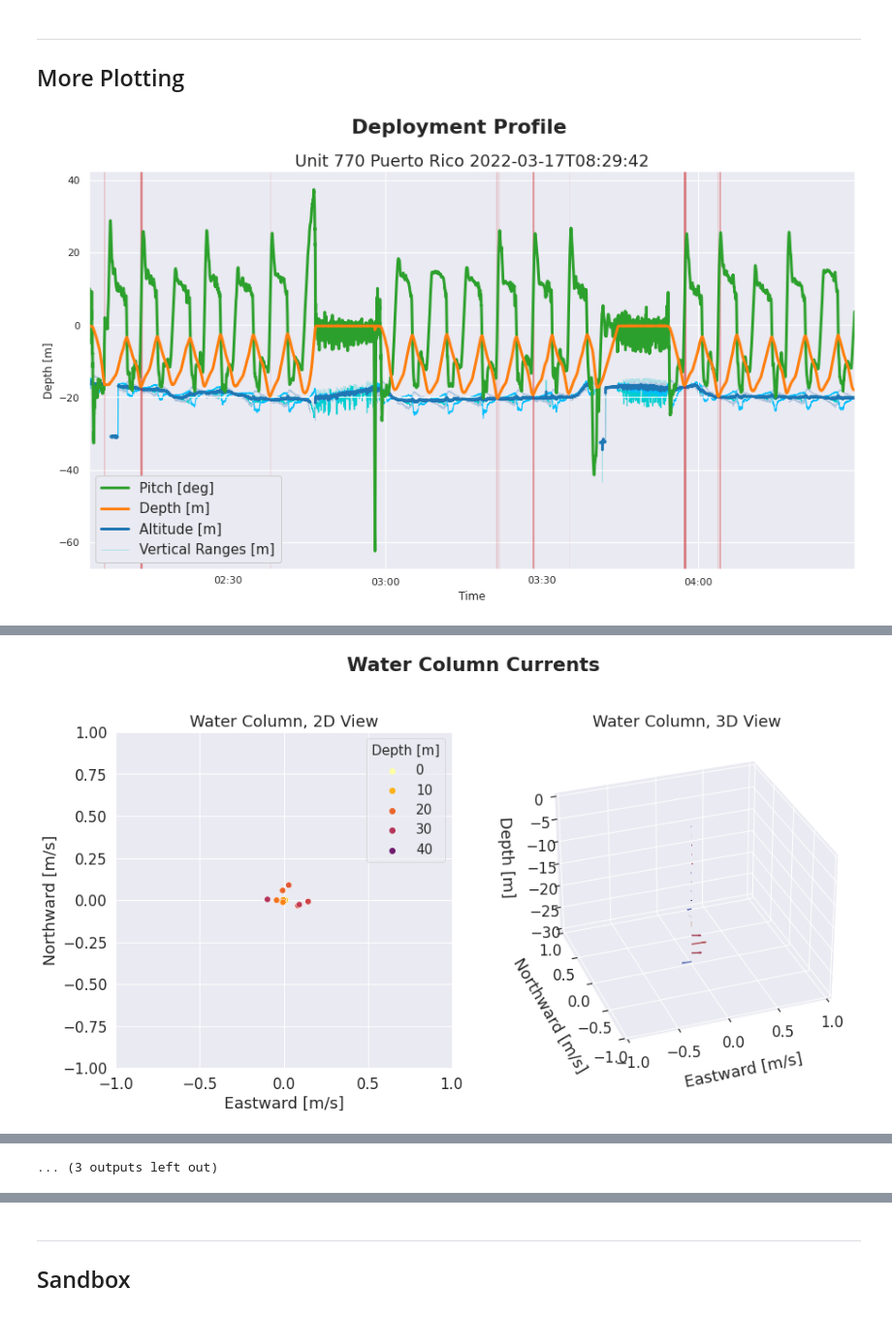
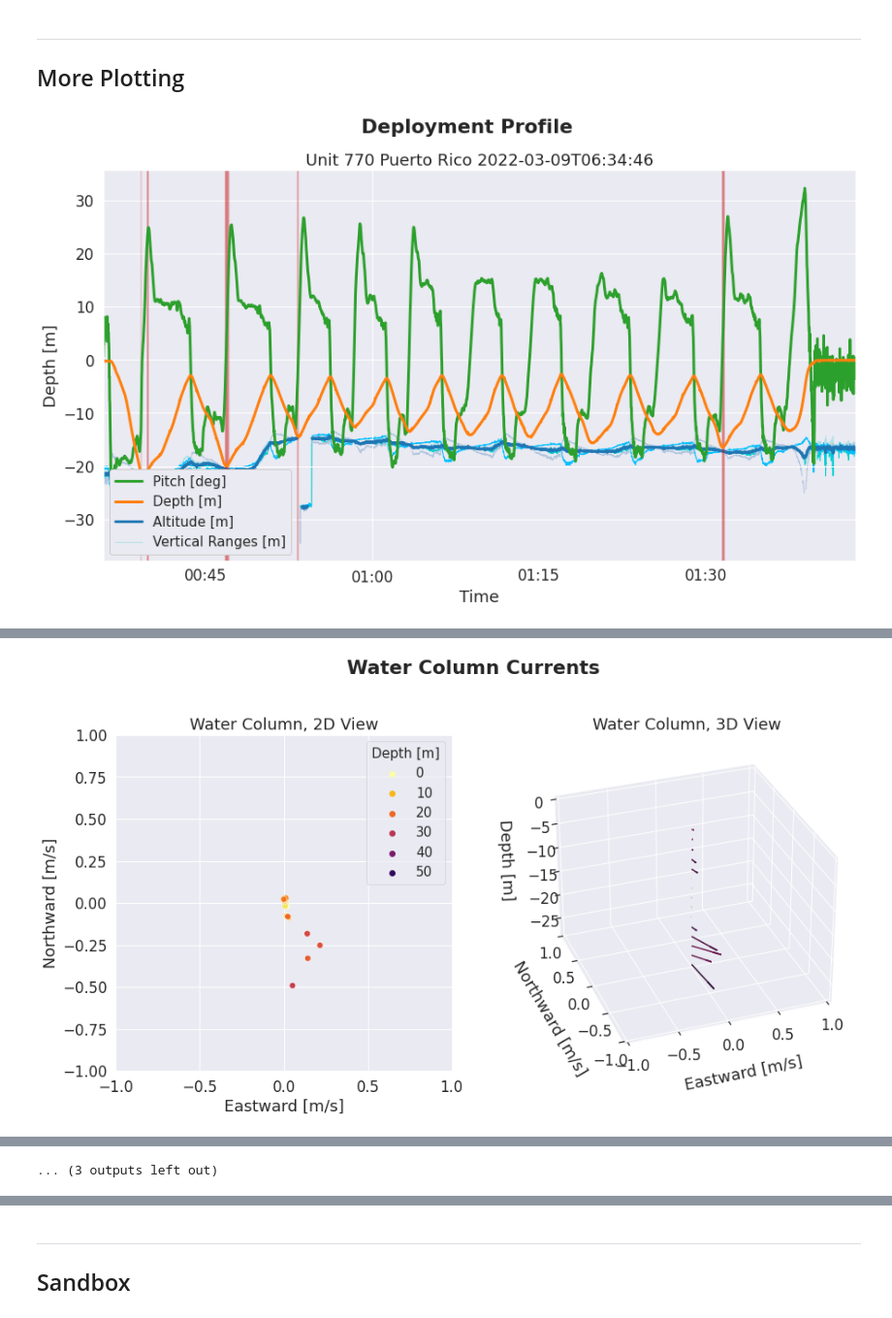
Before and after one commit to gidobot/dvl-nav, a Jupyter notebook: notebook/dvl-navigation-unit770.ipynb, the cells around one changed output, grey strips where cells are left out. Shown at 97% size. Saved outputs shown, nothing was run; the diff lists cells and outputs as text; code cells hidden in the pictures.

```diff
--- a/notebook/dvl-navigation-unit770.ipynb
+++ b/notebook/dvl-navigation-unit770.ipynb
@@ -96,7 +97,7 @@ print('Done!')
 Done!
 # %%
 #filepath = '/home/gburgess/dvl-nav/data/field_data/buzz_bay/dec_15/'
-filepath = '/home/gburgess/dvl-nav/data/field_data/puerto_rico/mar17/'
+filepath = '/home/glider-sim/dvl-nav/data/field_data/puerto_rico/mar9/'
 # %% [markdown]
 ---
 <a id='load-and-parse-data'></a>
@@ -110,13 +111,16 @@ reload_modules()
 
 # 3.4m resolution
 # bathy_df = pd.read_csv('/home/gburgess/dvl-nav/data/field_data/kolumbo/bathy/Kolumbo-1.csv')
-bathy_df = pd.read_csv('/home/gburgess/dvl-nav/data/field_data/puerto_rico/bathy/puertoRico_bathy.csv')
-grid_res_num = 3.4
+bathy_df = pd.read_csv('/home/glider-sim/dvl-nav/data/field_data/puerto_rico/bathy/puertoRico_TS1-3.csv')
+# bathy_df = pd.read_csv('/home/glider-sim/dvl-nav/data/field_data/puerto_rico/bathy/puertoRico_bathy.csv')
+grid_res_num = 10.2
+
 
 # 3.4m resolution
 # bathy_df_var = pd.read_csv('/home/gburgess/dvl-nav/data/field_data/kolumbo/bathy/Kolumbo-2.csv')
-bathy_df_var = pd.read_csv('/home/gburgess/dvl-nav/data/field_data/puerto_rico/bathy/puertoRico_bathy_var.csv')
-map_var_resolution = '3.4m'
+bathy_df_var = pd.read_csv('/home/glider-sim/dvl-nav/data/field_data/puerto_rico/bathy/puertoRico_TS1-6.csv')
+# bathy_df_var = pd.read_csv('/home/glider-sim/dvl-nav/data/field_data/puerto_rico/bathy/puertoRico_bathy_var.csv')
+map_var_resolution = '20.4m'
 # %% [markdown]
 <a id='import-glider-flight-computer'></a>
 ### Glider Flight Computer Data
@@ -1060,20 +1044,6 @@ plt.show()
 ## Multi-Factor Terrain Based Navigation (MF-TAN)
 # %%
 reload_modules()
-
-def get_utm_coords_from_glider_lat_lon(m_lat, m_lon):
-    SECS_IN_MIN = 60
-    MIN_OFFSET = 100
-    lat_min  = m_lat % MIN_OFFSET
-    lon_min  = m_lon % MIN_OFFSET
-    lat_dec  = (m_lat - lat_min)/MIN_OFFSET + lat_min/SECS_IN_MIN
-    lon_dec  = (m_lon - lon_min)/MIN_OFFSET + lon_min/SECS_IN_MIN
-    utm_pos  = utm.from_latlon(lat_dec, lon_dec)
-    easting  = round(utm_pos[0],2)
-    northing = round(utm_pos[1],2)
-    zone     = utm_pos[2]
-    zone_letter  = utm_pos[3]
-    return(easting, northing, zone, zone_letter)
 
 # constants
 JANUS_ANGLE = 30
@@ -1283,6 +1253,7 @@ for t in range(1,len(ts.df)):
     # compute rotation matrices to go from instrument coords to earth coords
     aug_Qx = pc.Qx((aug_pitch   + BIAS_PITCH)   * DEG_TO_RAD)
     aug_Qy = pc.Qy((aug_roll    + BIAS_ROLL)    * DEG_TO_RAD)
+    # TODO add a negative sign?
     aug_Qz = pc.Qz((aug_heading + BIAS_HEADING) * DEG_TO_RAD)
 
     # extract bottom contact positions in Earth coordinate frame
@@ -1307,6 +1278,7 @@ for t in range(1,len(ts.df)):
 
         # add to the point cloud
         # + keep track of ship coordinates for debugging purposes
+        #TODO time ?? t is the idx for this loop
         bt_point = MultiFactorTAN.BottomTrackPoint(t, beam, x, y, z, aug_x, aug_y, aug_z)
         pc.add_point(bt_point)
 
@@ -1489,15 +1461,17 @@ for t in range(1,len(ts.df)):
         sf_tan_pos_y.append(sf_dvl_odo_y)
 
 
+# HOLD Up is this what im looking for???
+
+
 # add seafloor factors to the dataframe
 pc_bathy_depth  = np.array(pc_bathy_depth)
 pc_bathy_slope  = np.array(pc_bathy_slope)
 pc_bathy_orient = np.array(pc_bathy_orient)
-#TODO --> What's going on here?
 
-# ts.df.pc_bathy_depth  = pc_bathy_depth
-# ts.df.pc_bathy_slope  = pc_bathy_slope
-# ts.df.pc_bathy_orient = pc_bathy_orient
+ts.df.pc_bathy_depth  = pc_bathy_depth
+ts.df.pc_bathy_slope  = pc_bathy_slope
+ts.df.pc_bathy_orient = pc_bathy_orient
 
 # add new odomety to the data frame
 ts.df['tan_pos_x'] = tan_pos_x
@@ -1514,8 +1647,8 @@ NameError: name 'grid_res_num' is not defined
 ## More Plotting
 # %%
 reload_modules()
-# path_to_save_to = '/tmp/figs/'
-path_to_save_to = '/home/gburgess/figs/prelim/mar17/' + selected_dive + '/'
+path_to_save_to = '/tmp/figs/'
+# path_to_save_to = '/home/gburgess/figs/prelim/mar17/' + selected_dive + '/'
 
 df_dbd.to_csv(path_to_save_to + 'df_dbd.csv', sep=',', index=False)
 ts.df.to_csv(path_to_save_to + 'df_dvl.csv')
@@ -1538,31 +1671,31 @@ dvl_plotter_unit770_PR.plot_m_odometry_dr(df_dbd, 'unit_770', save_name=path_to_
 # Plot Odometry and Dead Reckoned
 dvl_plotter_unit770_PR.plot_odometry_and_dr(ts, df_dbd, 'unit_770', save_name=path_to_save_to + selected_dive + '_odo_and_dr.png')
 
 # Plot Odometry and Dead Reckoned in UTM
 dvl_plotter_unit770_PR.plot_odometry_and_dr_utm(ts, df_dbd, 'unit_770', save_name=path_to_save_to + selected_dive + '_odo_and_dr_utm.png')
 
 # Plot Odometry and Dead Reckoned in LAT/LON
 dvl_plotter_unit770_PR.plot_odometry_and_dr_lat_lon(ts, df_dbd, 'unit_770', save_name=path_to_save_to + selected_dive + '_odo_and_dr_LatLon.png')
 
 # Plot Profile and Odometry
 dvl_plotter_unit770_PR.plot_profile_and_odometry(ts, 'unit_770', save_name=path_to_save_to + selected_dive + '_profile_odo.png')
 
 # Plot profile and odometry and DR
 dvl_plotter_unit770_PR.plot_profile_and_odometry_and_dr(ts, df_dbd, save_name=path_to_save_to + selected_dive + '_profile_odo_dr.png')
 
 # Plot Water Column
 dvl_plotter_unit770_PR.plot_water_column_currents(voc_u_list, voc_v_list, voc_w_list, z_list, save_name=path_to_save_to + selected_dive + '_water_column.png')
 
 # Plot Velocities (Bottom Track)
 dvl_plotter_unit770_PR.plot_velocity_bottom_track(ts, 'unit_770', save_name=path_to_save_to + selected_dive + '_btm_track_vels.png')
 
 # Plot Velocities (Eastward)
 dvl_plotter_unit770_PR.plot_velocity_eastward(ts, 'unit_770', save_name=path_to_save_to + selected_dive + '_east_vels.png', filter_len=10, plt_pressure=True, plt_pitch=False)
 
 # Plot Velocities (Northward)
 dvl_plotter_unit770_PR.plot_velocity_northward(ts, 'unit_770', save_name=path_to_save_to + selected_dive + '_north_vels.png', roll_size=10, plt_pressure=True, plt_pitch=False)
 
 # Plot Correlations
 dvl_plotter_unit770_PR.plot_correlations(ts, 'unit_770', save_name=path_to_save_to + selected_dive + '_correlations.png')
 # %% [output]
-[figure, old version]
+[figure, new version]
@@ -1578 +1711 @@ dvl_plotter_unit770_PR.plot_correlations(ts, 'unit_770', save_name=path_to_save_
-[figure, old version]
+[figure, new version]
```
Also changed, not shown: parts of 24 cells of this notebook.
